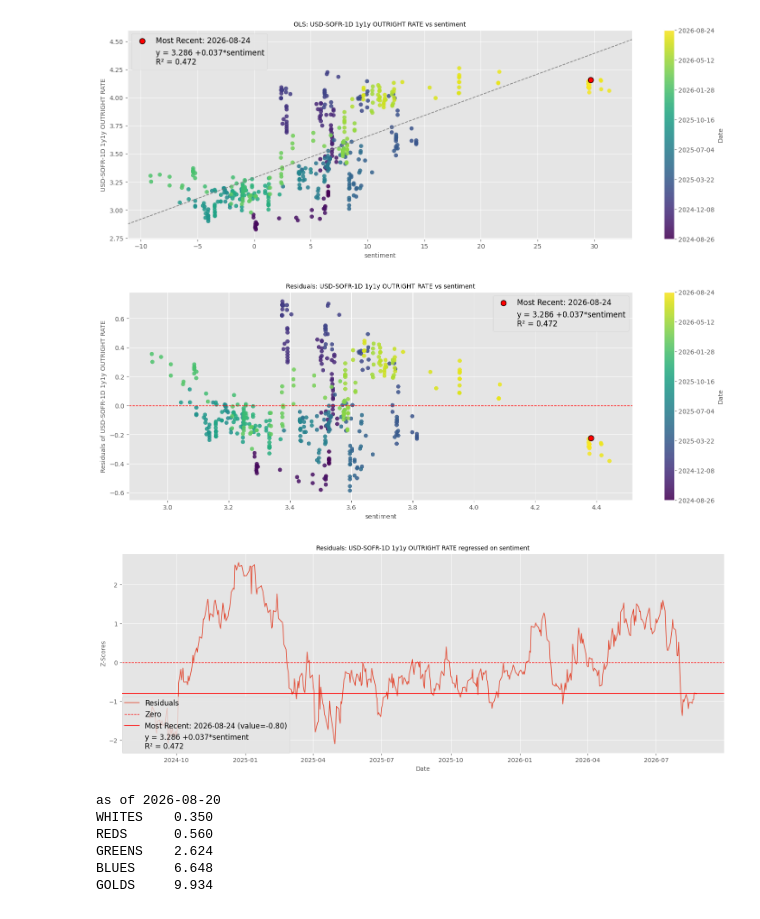
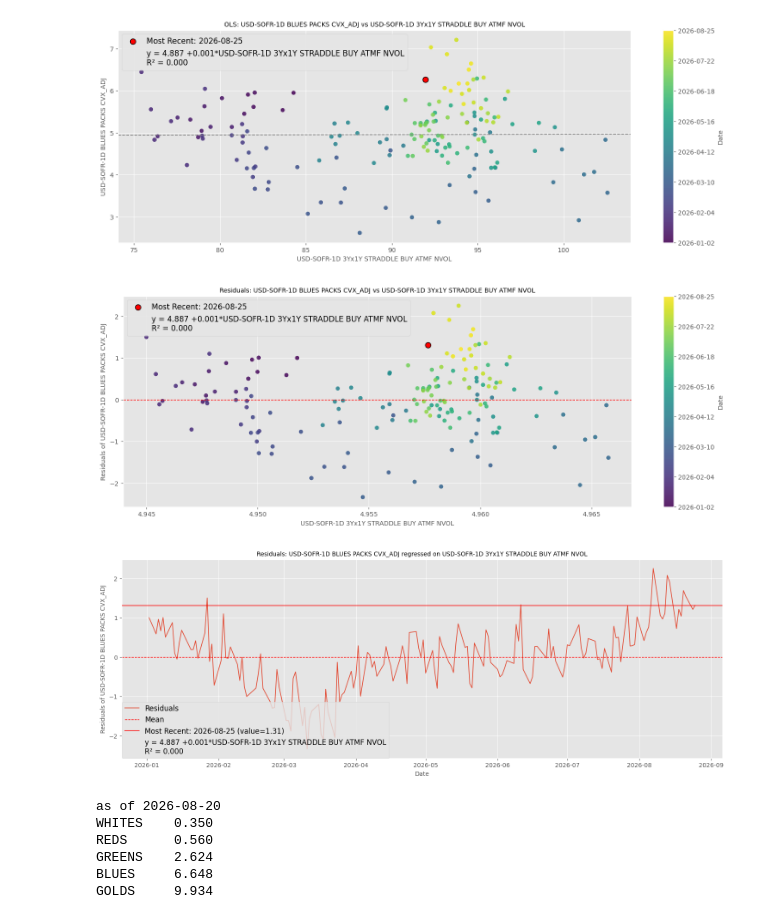
Before and after one commit to yieldcurvemonkey/ARBS, a Jupyter notebook: notebooks/timeseries/sfr_convexity.ipynb, the cells around one changed output. Drawn from its saved outputs; the diff is of its cells as text; code cells hidden in the pictures.

```diff
--- a/notebooks/timeseries/sfr_convexity.ipynb
+++ b/notebooks/timeseries/sfr_convexity.ipynb
@@ -53,10 +50,11 @@ vol_mdp = IRSwaptionMDP(
     request_defaults={"verify": False},
 )
 
+
 start = datetime.date(2023, 1, 1)
-end = datetime.date(2026, 8, 24)
+end = datetime.date(2026, 8, 25)
 # %%
-COLOURS = ["WHITES", "REDS", "GREENS", "BLUES", "GOLDS"]
+COLOURS = ["WHITES", "REDS", "GREENS", "BLUES", "GOLDS", "Z26"]
 COLOURS_MODEL = ["WHITES_MODEL", "REDS_MODEL", "GREENS_MODEL", "BLUES_MODEL", "GOLDS_MODEL"]
 ca_df = IRSwapsTB(curve_mdp, show_tqdm=True).sfr_cvx_adj(COLOURS + COLOURS_MODEL, start, end)
 ca_df
@@ -234,26 +186,32 @@ legend(show_date=True)
 # %%
 from RVUtils.regression import make_linear_regression_builder
 
-# regression_df = pd.merge(ca_df, df, left_index=True, right_index=True)
+start_regression = datetime.date(2026, 1, 1)
+# end_regression = datetime.date(2026, 6, 16)
+end_regression = None
+if end_regression is None:
+    end_regression = datetime.date.today()
 
-as_of = datetime.date(2024, 8, 24)
-regression_df = pd.merge(df[df.index >= as_of], sent_df[sent_df.index > pd.Timestamp(as_of)], left_index=True, right_index=True)
+regression_df = pd.merge(
+    ca_df[(ca_df.index >= pd.Timestamp(start_regression)) & (ca_df.index <= pd.Timestamp(end_regression))],
+    df[(df.index >= start_regression) & (df.index <= end_regression)],
+    left_index=True,
+    right_index=True
+)
 
 add_indep_var, fit, plot_actual_vs_predicted, plot_residuals_vs_predicted, plot_residuals_timeseries, get_data = make_linear_regression_builder(
     df=regression_df,
-    y_col="USD-SOFR-1D 1y1y OUTRIGHT RATE",
-    # y_col="USD-SOFR-1D IMM_3xIMM_4 OUTRIGHT RATE",
+    y_col="USD-SOFR-1D BLUES PACKS CVX_ADJ",
     date_color_bar=True,
 	# on_diff=True
 )
 # add_indep_var("USD-SOFR-1D IMM_1x2y/IMM_1x5y/IMM_1x10y FLY RATE")
 # add_indep_var("USD-SOFR-1D IMM_1x5y/IMM_1x10y/IMM_1x30y FLY RATE")
-add_indep_var("sentiment")
-# add_indep_var("USD-SOFR-1D 1d OUTRIGHT RATE")
+add_indep_var("USD-SOFR-1D 3Yx1Y STRADDLE BUY ATMF NVOL")
+
 res = fit(model="OLS", verbose=True)
-# res = fit(model="SIGMOID", verbose=True)
 plot_actual_vs_predicted()
 plot_residuals_vs_predicted()
 # plot_residuals_timeseries(plot_zscores=True, plot_zero=True, stds=[1, 2])
-plot_residuals_timeseries(plot_zscores=True, plot_zero=True, ou_bands=False)
+plot_residuals_timeseries(plot_zscores=False, plot_zero=True, ou_bands=False)
 # %% [output]
@@ -277,6 +235,6 @@ Notes:
-[figure, old version]
+[figure, new version]
-[figure, old version]
+[figure, new version]
-[figure, old version]
+[figure, new version]
 # %%
 latest = ca_df.dropna(how="all").iloc[-1]
 asof = ca_df.dropna(how="all").index[-1]
```
Also changed, not shown: parts of 8 cells of this notebook, 17 other files.
